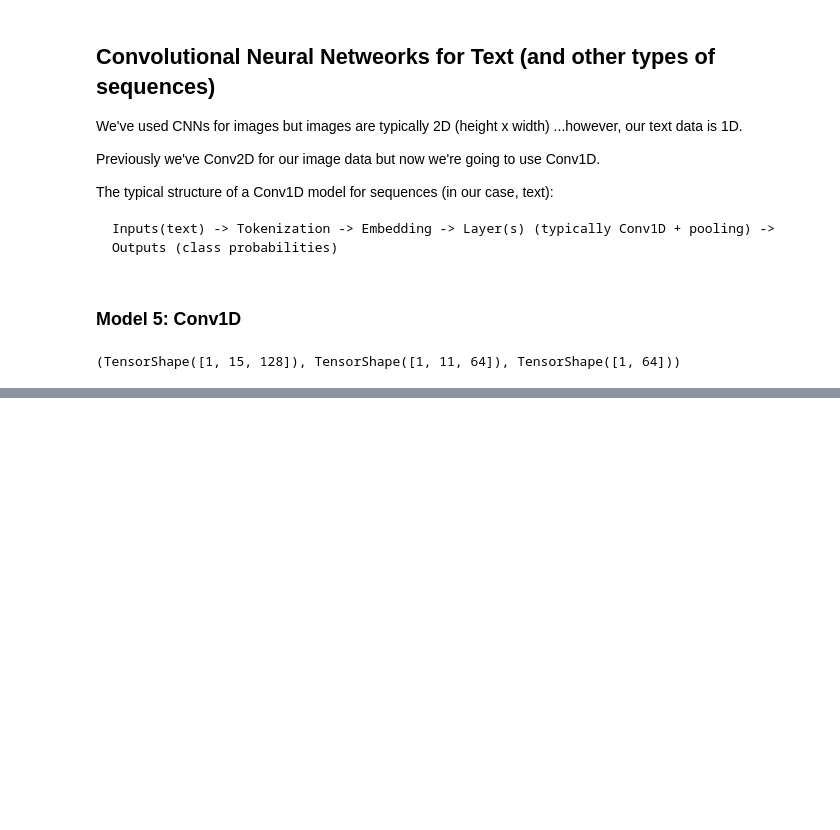
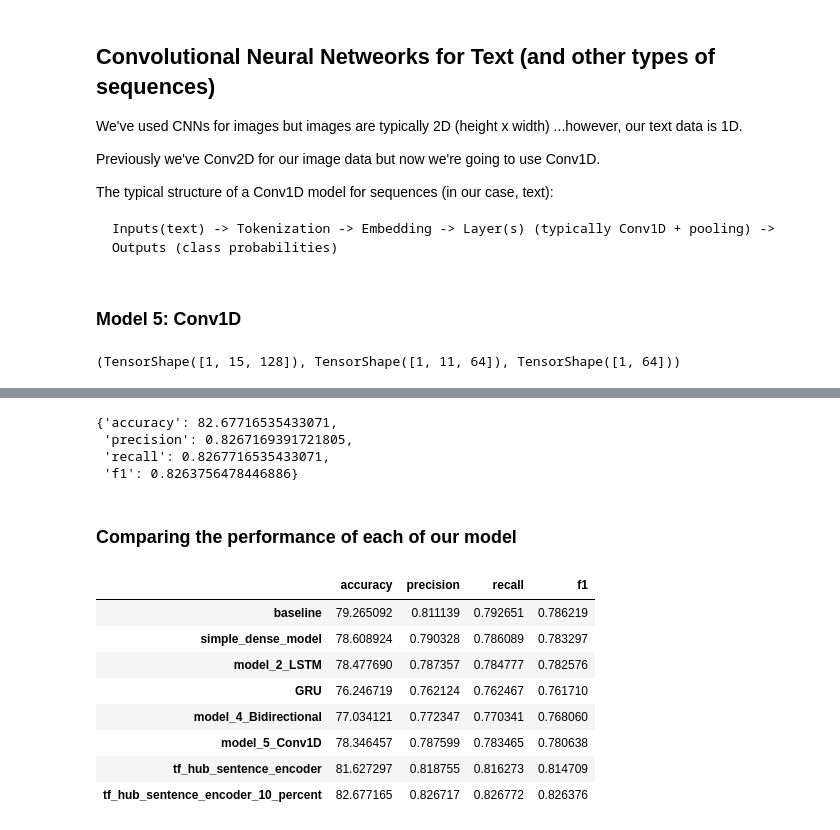
Before and after one commit to gil612/NLP, a Jupyter notebook: NLP_TensorFlow.ipynb, the cells around one changed output, grey strips where cells are left out. Drawn from its saved outputs; the diff is of its cells as text; code cells hidden in the pictures; blank space fills up the shorter version.

```diff
--- a/NLP_TensorFlow.ipynb
+++ b/NLP_TensorFlow.ipynb
@@ -1276,0 +1463,7 @@ model_5_results
+# %%
+# Train data subsets
+model_7_history = model_7.fit(train_sentences_10_percent,
+                              train_labels_10_percent,
+                              epochs = 5,
+                              validation_data = (val_sentences, val_labels),
+                              callbacks = [create_tensorboard_callback (SAVE_DIR, "tf_hub_sentence_encoder_10_percent")])
@@ -1276,0 +1482,4 @@ model_5_results
+# %%
+# Make predictions with the model trained on 10% of the data
+model_7_pred_prob = model_7.predict(val_sentences)
+model_7_pred_prob[:10]
@@ -1276,0 +1579,33 @@ model_5_results
+# %%
+# The result shouldn't be the same!!!
+model_7_results = calculate_results(y_true=val_labels,
+                                    y_pred=model_7_preds)
+model_7_results
+# %% [output]
+{'accuracy': 82.67716535433071,
+ 'precision': 0.8267169391721805,
+ 'recall': 0.8267716535433071,
+ 'f1': 0.8263756478446886}
+# %% [markdown]
+### Comparing the performance of each of our model
+# %%
+# Combine model results into a DataFrame
+all_model_results = pd.DataFrame({"baseline": baseline_results,
+                                  "simple_dense_model":model_1_results,
+                                  "model_2_LSTM":model_2_results,
+                                  "GRU":model_3_results,
+                                  "model_4_Bidirectional":model_4_results,
+                                  "model_5_Conv1D":model_5_results,
+                                  "tf_hub_sentence_encoder":model_6_results,
+                                  "tf_hub_sentence_encoder_10_percent":model_7_results})
+all_model_results.T
+# %% [output]
+|  | accuracy | precision | recall | f1 |
+| baseline | 79.265092 | 0.811139 | 0.792651 | 0.786219 |
+| simple_dense_model | 78.608924 | 0.790328 | 0.786089 | 0.783297 |
+| model_2_LSTM | 78.477690 | 0.787357 | 0.784777 | 0.782576 |
+| GRU | 76.246719 | 0.762124 | 0.762467 | 0.761710 |
+| model_4_Bidirectional | 77.034121 | 0.772347 | 0.770341 | 0.768060 |
+| model_5_Conv1D | 78.346457 | 0.787599 | 0.783465 | 0.780638 |
+| tf_hub_sentence_encoder | 81.627297 | 0.818755 | 0.816273 | 0.814709 |
+| tf_hub_sentence_encoder_10_percent | 82.677165 | 0.826717 | 0.826772 | 0.826376 |
```
Also changed, not shown: parts of 60 cells of this notebook.
